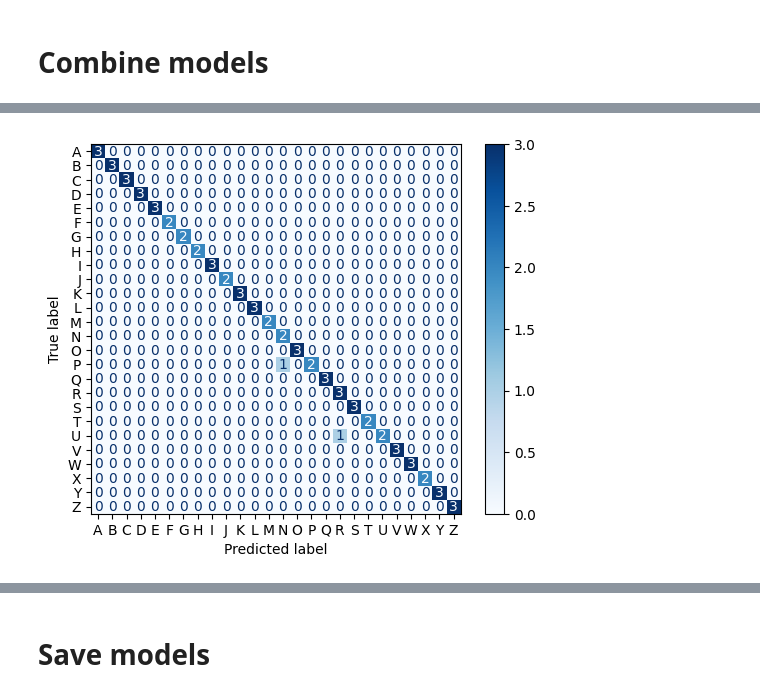
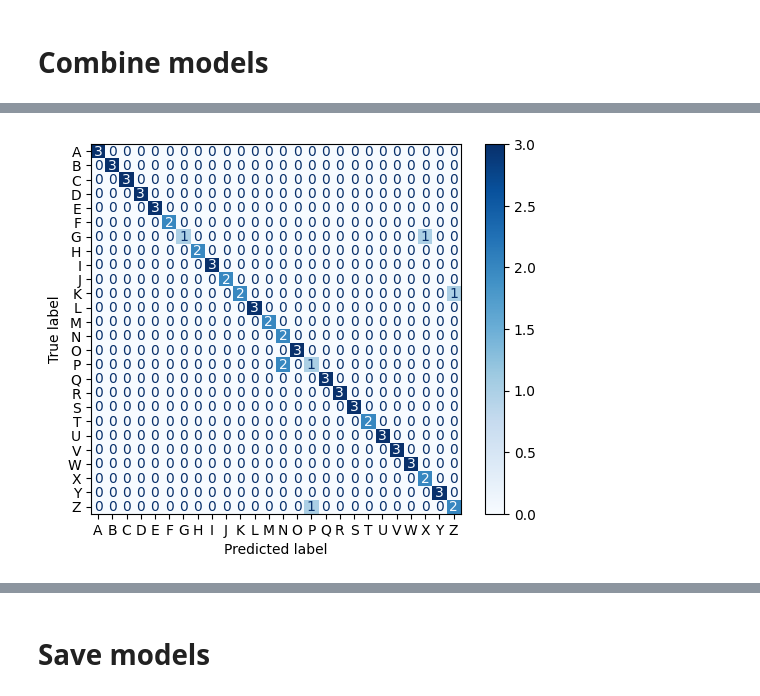
Before and after one commit to arnaudcournil/LSF-Alphabet-Subtitles, a Jupyter notebook: letterdetect.ipynb, the cells around one changed output, grey strips where cells are left out. Drawn from its saved outputs; the diff is of its cells as text; code cells hidden in the pictures.

Commit message:
Optimize models with grid searché

```diff
--- a/letterdetect.ipynb
+++ b/letterdetect.ipynb
@@ -90,7 +90,7 @@ def get_angles(base, finger, hand):
 def signed_distance(point, normal_vector, d, index):
     """
     Calcule la distance signée d'un point par rapport à un plan.
-    :param point: Coordonnées du point [x, y, z]
+    :param point: Coordonnées du point [X_train_act, y_train_detected, z]
     :param normal_vector: Vecteur normal du plan [a, b, c]
     :param d: Terme constant de l'équation du plan
     :return: Distance signée
@@ -399,6 +338,6 @@ weighted avg       0.89      0.91      0.90        70
 # %% [markdown]
 # First approch
 # %%
-best_model_1 = test_models(X_train_1, X_test_1)
+best_model_1 = test_models_with_grid_search(X_train_1, y_train_detected, X_test_1, y_test_detected)
 # %% [output]
 KNN :
@@ -431,6 +375,6 @@ draw_conf_matrix(best_model_1, X_test_1)
 # %% [markdown]
 # Second approch
 # %%
-best_model_2 = test_models(X_train_2, X_test_2)
+best_model_2 = test_models_with_grid_search(X_train_2, y_train_detected, X_test_2, y_test_detected)
 # %% [output]
 KNN :
@@ -538,6 +420,6 @@ y_pred_1_test = best_model_1.predict_proba(X_test_1)
 y_pred_2_test = best_model_2.predict_proba(X_test_2)
 X_test_3 = np.concatenate((y_pred_1_test, y_pred_2_test), axis=1)
 # %%
-best_model_3 = test_models(X_train_3, X_test_3)
+best_model_3 = test_models_with_grid_search(X_train_3, y_train_detected, X_test_3, y_test_detected)
 # %% [output]
 KNN :
@@ -562,7 +449,7 @@ Logistic Regression :
 # %%
-draw_conf_matrix(best_model_3, X_test_3)
+draw_conf_matrix(best_model_3, X_test_3, y_test_detected)
 # %% [output]
-[figure, old version]
+[figure, new version]
 # %%
 %timeit best_model_3.predict(X_test_3)
 # %% [output]
```
Also changed, not shown: parts of 26 cells of this notebook, 6 other files.
